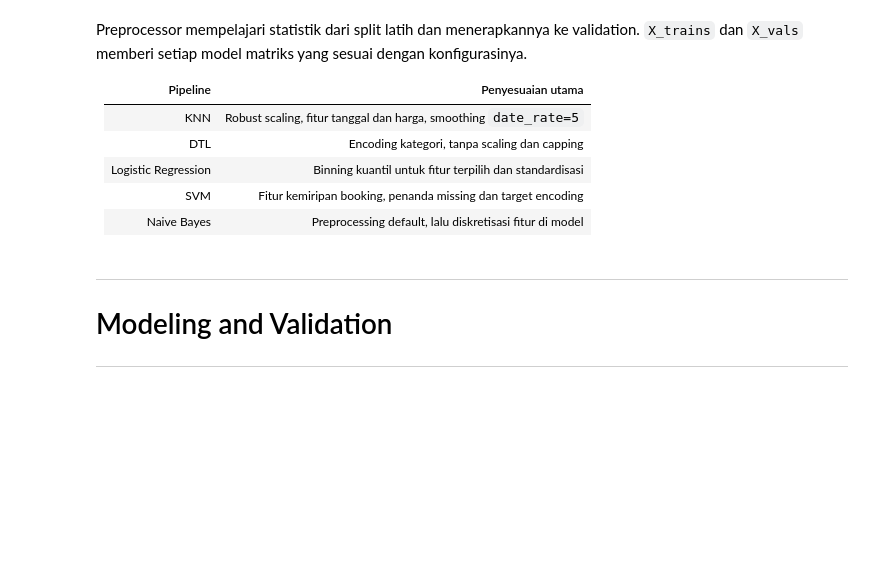
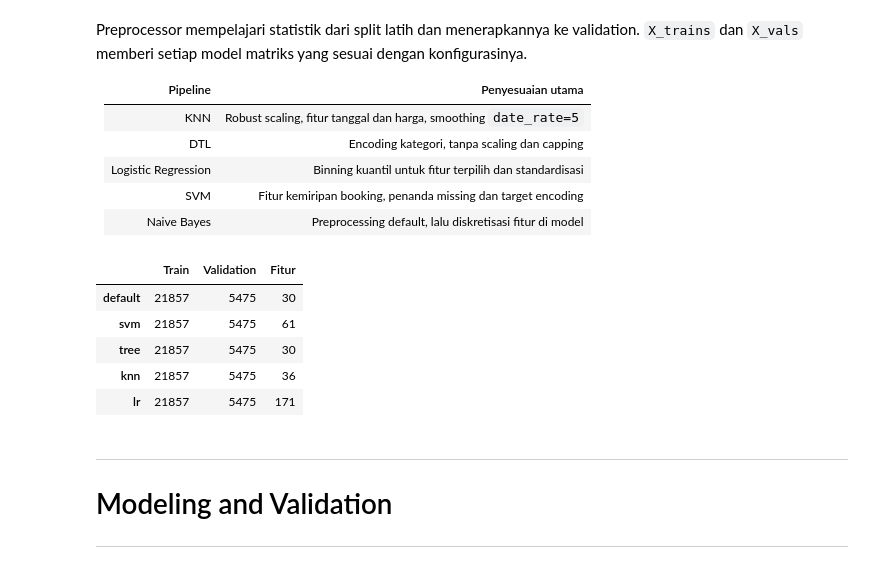
Before and after one commit to jsndwrd/IF3170_G08_Teazzi, a Jupyter notebook: src/main.ipynb, the cells around one changed output. Drawn from its saved outputs; the diff is of its cells as text; code cells hidden in the pictures; blank space fills up the shorter version.

```diff
--- a/src/main.ipynb
+++ b/src/main.ipynb
@@ -321,36 +419,52 @@ TARGET_ENCODE = [
 BINNED = ["days_before_arrival", "nightly_rate_idr", "arrival_month", "date_rate", "special_requests", "total_nights",
           "arrival_weekday", "booking_month", "price_per_guest", "num_adults"]
 
+SVM_PREP_OPTIONS = {
+    "cap": CAP,
+    "ordinal": ORDINAL,
+    "flag_missing": ["special_requests"],
+    "near_dup": True,
+    "near_tols": [(0, 10, 0.03), (0, 10, 0.10)],
+    "target_encode": TARGET_ENCODE,
+    "te_smoothing": 5,
+}
+
 preps = {
     "default": Preprocessor(
         zero_as_missing=[],
         num_strategy="median",
         cap=CAP,
         ordinal=ORDINAL,
         scaler="standard",
         drop=NEW_FEATURES,
     ),
-    "svm": Preprocessor(cap=CAP, ordinal=ORDINAL, flag_missing=["special_requests"], near_dup=True,
-                        near_tols=[(0, 10, 0.03), (0, 10, 0.10)], target_encode=TARGET_ENCODE, te_smoothing=5),
+    "svm": Preprocessor(**SVM_PREP_OPTIONS),
     "tree": Preprocessor(ordinal=ORDINAL, scaler=None, drop=NEW_FEATURES),
     "knn": Preprocessor(cap=CAP, ordinal=ORDINAL, scaler="robust", smoothing=5),
     "lr": Preprocessor(cap=CAP, flag_missing=["special_requests"], binned=BINNED, n_bins=20),
 }
 uses = {"svm": "svm", "bn": "default", "bn_kdb": "default", "dtl": "tree", "knn": "knn", "lr": "lr",
         "sk_svm": "svm", "sk_nb": "default", "sk_dtl": "tree", "sk_knn": "knn", "sk_lr": "lr"}
 
 prepared = {
     name: (prep.fit_transform(X_train_raw, y_train), prep.transform(X_val_raw))
     for name, prep in preps.items()
 }
 X_trains = {model: prepared[prep][0] for model, prep in uses.items()}
 X_vals = {model: prepared[prep][1] for model, prep in uses.items()}
 X_train, X_val = prepared["default"]
 
 pd.DataFrame(
     {name: {"Train": len(train_X), "Validation": len(val_X), "Fitur": train_X.shape[1]}
      for name, (train_X, val_X) in prepared.items()}
 ).T
+# %% [output]
+|  | Train | Validation | Fitur |
+| default | 21857 | 5475 | 30 |
+| svm | 21857 | 5475 | 61 |
+| tree | 21857 | 5475 | 30 |
+| knn | 21857 | 5475 | 36 |
+| lr | 21857 | 5475 | 171 |
 # %% [markdown]
 ---
 
```
Also changed, not shown: parts of 39 cells of this notebook, 6 other files.
